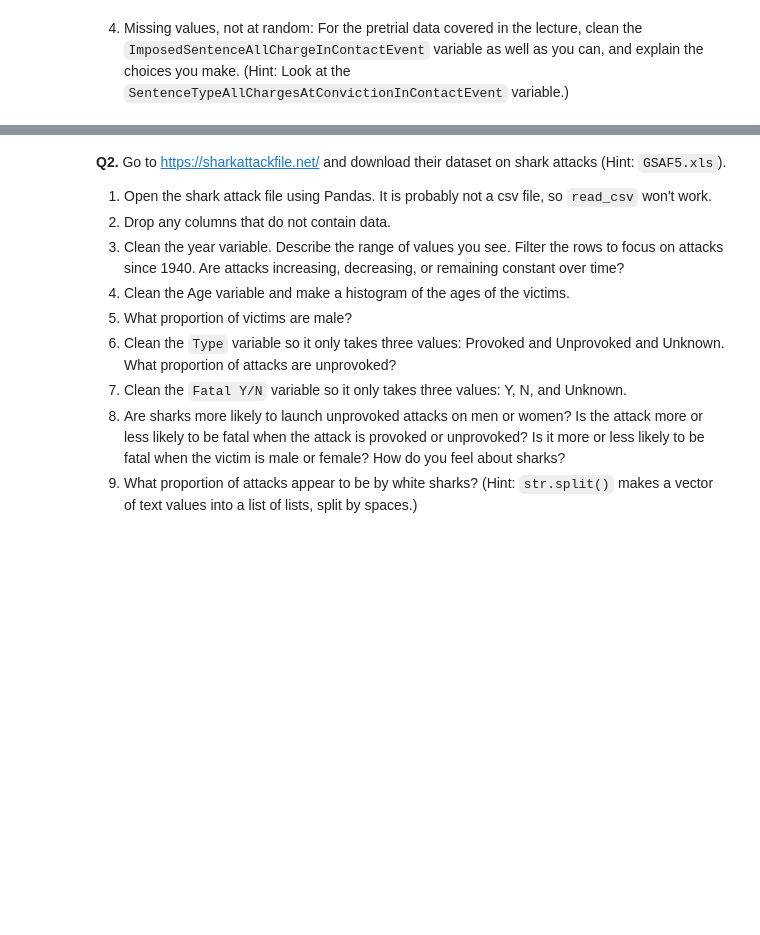
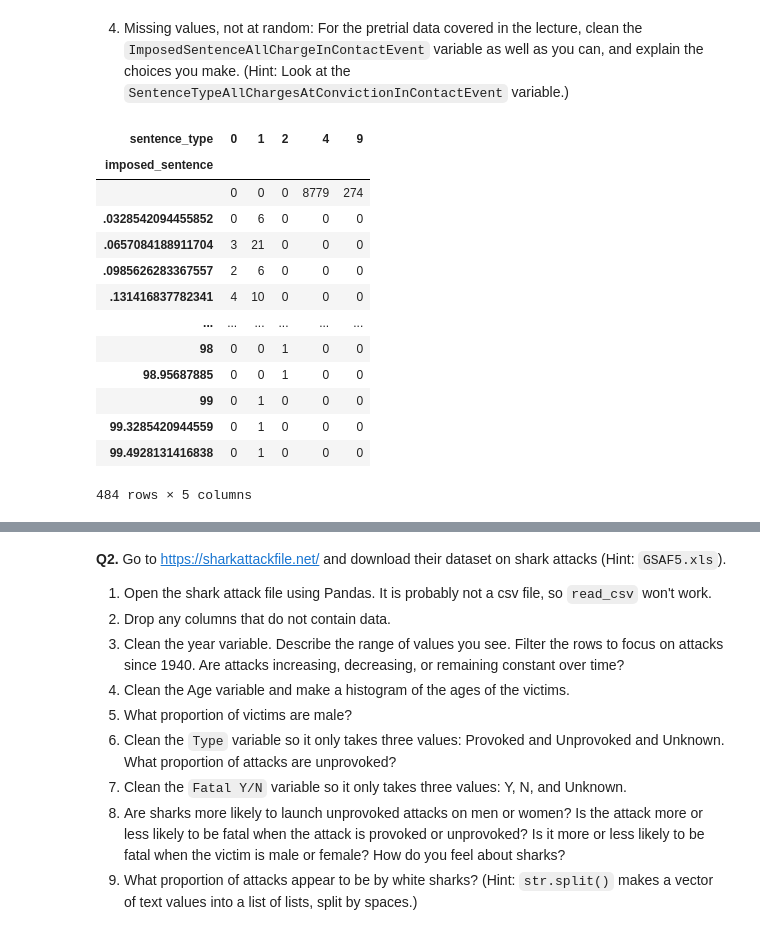
Before and after one commit to xec9cp/wrangling_assignment, a Jupyter notebook: assignment.ipynb, the cells around one changed output, grey strips where cells are left out. Drawn from its saved outputs; the diff is of its cells as text; code cells hidden in the pictures; blank space fills up the shorter version.

```diff
--- a/assignment.ipynb
+++ b/assignment.ipynb
@@ -81,0 +83,18 @@ df = pd.read_csv(url,low_memory=False)
+# %%
+df = df.rename(columns = {'ImposedSentenceAllChargeInContactEvent':'imposed_sentence',
+                          'SentenceTypeAllChargesAtConvictionInContactEvent': 'sentence_type'})
+# %% [output]
+| sentence_type | 0 | 1 | 2 | 4 | 9 |
+| imposed_sentence |  |  |  |  |  |
+|  | 0 | 0 | 0 | 8779 | 274 |
+| .0328542094455852 | 0 | 6 | 0 | 0 | 0 |
+| .0657084188911704 | 3 | 21 | 0 | 0 | 0 |
+| .0985626283367557 | 2 | 6 | 0 | 0 | 0 |
+| .131416837782341 | 4 | 10 | 0 | 0 | 0 |
+| ... | ... | ... | ... | ... | ... |
+| 98 | 0 | 0 | 1 | 0 | 0 |
+| 98.95687885 | 0 | 0 | 1 | 0 | 0 |
+| 99 | 0 | 1 | 0 | 0 | 0 |
+| 99.3285420944559 | 0 | 1 | 0 | 0 | 0 |
+| 99.4928131416838 | 0 | 1 | 0 | 0 | 0 |
+484 rows × 5 columns
```
Also changed, not shown: parts of 4 cells of this notebook.
